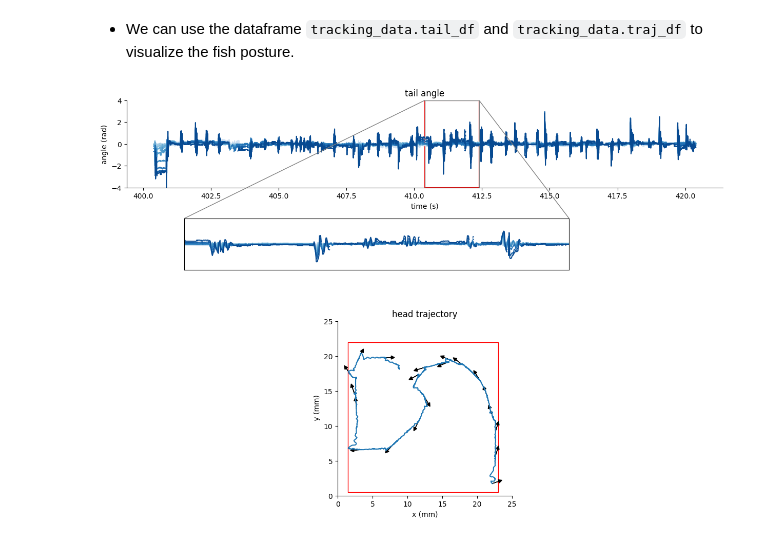
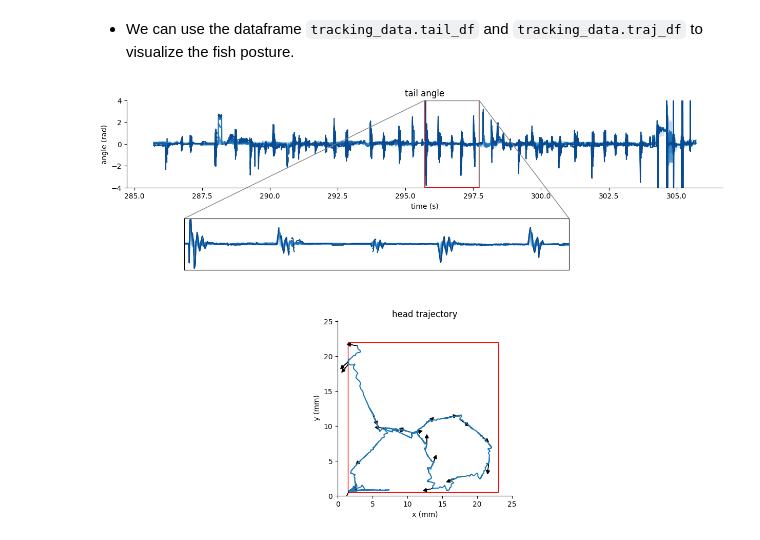
Before and after one commit to orger-lab/megabouts, a Jupyter notebook: docs/source/notebooks/Loading_Data.ipynb, the cells around one changed output. Saved outputs shown, nothing was run; the diff lists cells and outputs as text; code cells hidden in the pictures.

```diff
--- a/docs/source/notebooks/Loading_Data.ipynb
+++ b/docs/source/notebooks/Loading_Data.ipynb
@@ -86,7 +102,7 @@ blue_cycler = cycler(color=plt.cm.Blues(np.linspace(.2, .9, num_colors)))
 
 # Generate time and data for plotting
 t = np.arange(tracking_data.T) / tracking_cfg.fps
-IdSt = np.random.randint(tracking_data.T)
+IdSt = 0#np.random.randint(tracking_data.T)
 Duration = 30 * tracking_cfg.fps
 short_interval = slice(IdSt+10*tracking_cfg.fps, IdSt+12*tracking_cfg.fps)  # 10-second interval
 
@@ -381,7 +397,7 @@ blue_cycler = cycler(color=plt.cm.Blues(np.linspace(.2, .9, num_colors)))
 
 # Generate time and data for plotting
 t = np.arange(tracking_data.T) / tracking_cfg.fps
-IdSt = np.random.randint(tracking_data.T)
+IdSt = 100000#np.random.randint(tracking_data.T)
 Duration = 20 * tracking_cfg.fps
 short_interval = slice(IdSt+10*tracking_cfg.fps, IdSt+12*tracking_cfg.fps)  # 10-second interval
 
@@ -394,31 +410,31 @@ ax[0].plot(t[IdSt:IdSt + Duration], tracking_data.tail_df.iloc[IdSt:IdSt + Durat
 ax[0].set(**{'title': 'tail angle', 'xlabel': 'time (s)', 'ylabel': 'angle (rad)', 'ylim': (-4, 4)})
 ax[0].add_patch(patches.Rectangle((t[short_interval.start], -4), 2, 8, linewidth=1.5, edgecolor='red', facecolor='none'))
 
 # Hide ax[1]
 ax[1].axis('off')
 
 # Trajectory plot with circle (ax[2])
 ax[2].plot(tracking_data.traj_df.x.iloc[IdSt:IdSt + Duration], tracking_data.traj_df.y.iloc[IdSt:IdSt + Duration])
 ax[2].add_artist(plt.Rectangle((1.5, .5), 21.5,21.5, color='red', fill=False))
 ax[2].set(**{'xlim': (0, 25), 'ylim': (0, 25), 'title': 'head trajectory', 'aspect': 'equal', 'xlabel': 'x (mm)', 'ylabel': ' y (mm)'})
 
 # Inset axis for zoomed tail angle (above ax[1])
 inset_ax = fig.add_axes([0.2, 0.55, 0.5, 0.1])
 inset_ax.set_prop_cycle(blue_cycler)
 inset_ax.plot(t[short_interval], tracking_data.tail_df.iloc[short_interval])
 inset_ax.set(**{'xlim': (t[short_interval.start], t[short_interval.stop]), 'ylim': (-4, 4)})
 inset_ax.tick_params(which='both', bottom=False, left=False, labelbottom=False, labelleft=False)
 mark_inset(ax[0], inset_ax, loc1=1, loc2=2, fc="none", ec="0.5")
 [axis.spines[['right', 'top']].set_visible(False) for axis in [ax[0], ax[2]]]
 for i in range(IdSt,IdSt+Duration,350):
     ax[2].arrow(tracking_data.traj_df['x'][i],
                  tracking_data.traj_df['y'][i],
                  np.cos(tracking_data.traj_df['yaw'][i]),
                  np.sin(tracking_data.traj_df['yaw'][i]),
                  head_width=.5, head_length=.5,fc='k',ec='k')
 [axis.spines[['right', 'top']].set_visible(False) for axis in [ax[0], ax[1]]]
 
 
 plt.show()
 # %% [output]
-[figure, old version]
+[figure, new version]
```
Also changed, not shown: parts of 4 cells of this notebook.
